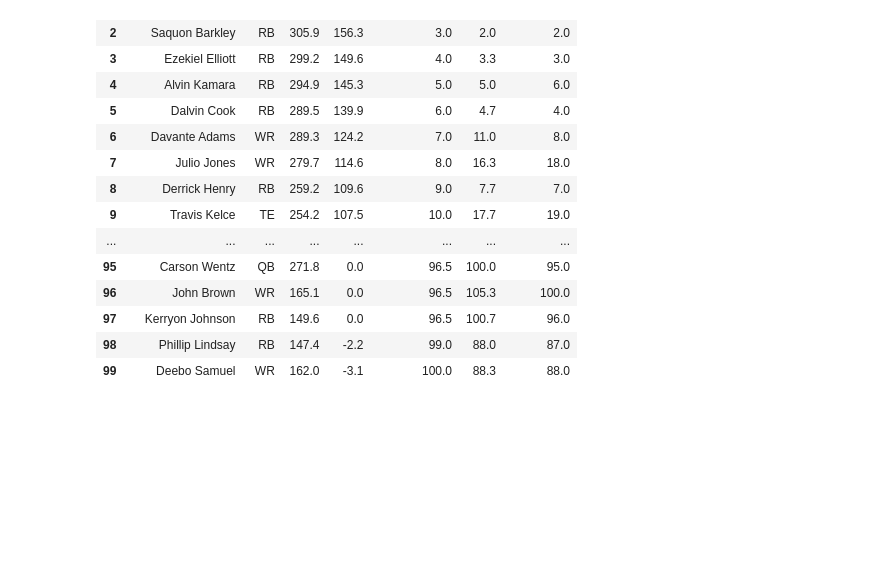
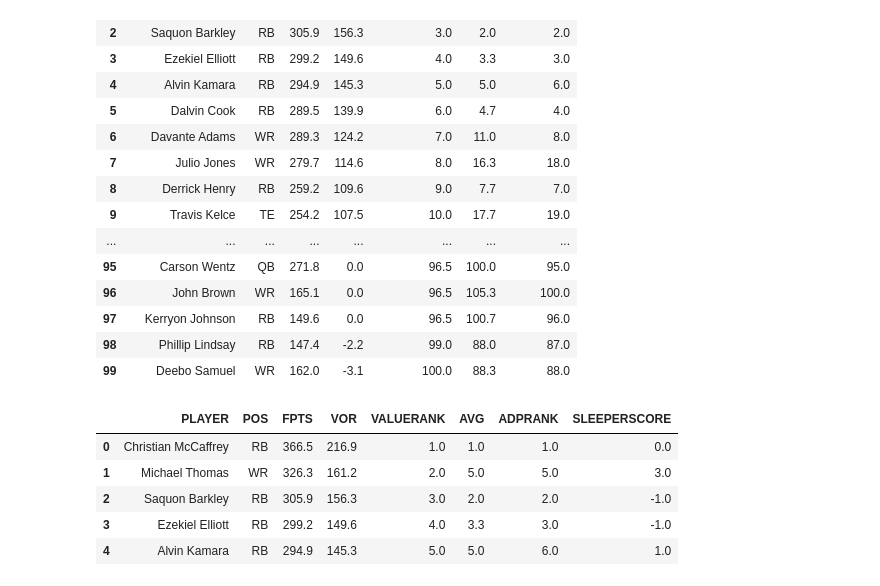
Before and after one commit to rab175/SportsAnalysis, a Jupyter notebook: Draft Model.ipynb, the cells around one changed output. Saved outputs shown, nothing was run; the diff lists cells and outputs as text; code cells hidden in the pictures; blank space fills up the shorter version.

```diff
--- a/Draft Model.ipynb
+++ b/Draft Model.ipynb
@@ -291,3 +291,14 @@ df.head(100)
 | 97 | Kerryon Johnson | RB | 149.6 | 0.0 | 96.5 | 100.7 | 96.0 |
 | 98 | Phillip Lindsay | RB | 147.4 | -2.2 | 99.0 | 88.0 | 87.0 |
 | 99 | Deebo Samuel | WR | 162.0 | -3.1 | 100.0 | 88.3 | 88.0 |
+# %%
+df['SLEEPERSCORE'] = df['ADPRANK'] - df['VALUERANK']
+
+df.head()
+# %% [output]
+|  | PLAYER | POS | FPTS | VOR | VALUERANK | AVG | ADPRANK | SLEEPERSCORE |
+| 0 | Christian McCaffrey | RB | 366.5 | 216.9 | 1.0 | 1.0 | 1.0 | 0.0 |
+| 1 | Michael Thomas | WR | 326.3 | 161.2 | 2.0 | 5.0 | 5.0 | 3.0 |
+| 2 | Saquon Barkley | RB | 305.9 | 156.3 | 3.0 | 2.0 | 2.0 | -1.0 |
+| 3 | Ezekiel Elliott | RB | 299.2 | 149.6 | 4.0 | 3.3 | 3.0 | -1.0 |
+| 4 | Alvin Kamara | RB | 294.9 | 145.3 | 5.0 | 5.0 | 6.0 | 1.0 |
```
Also changed, not shown: parts of 2 cells of this notebook.
